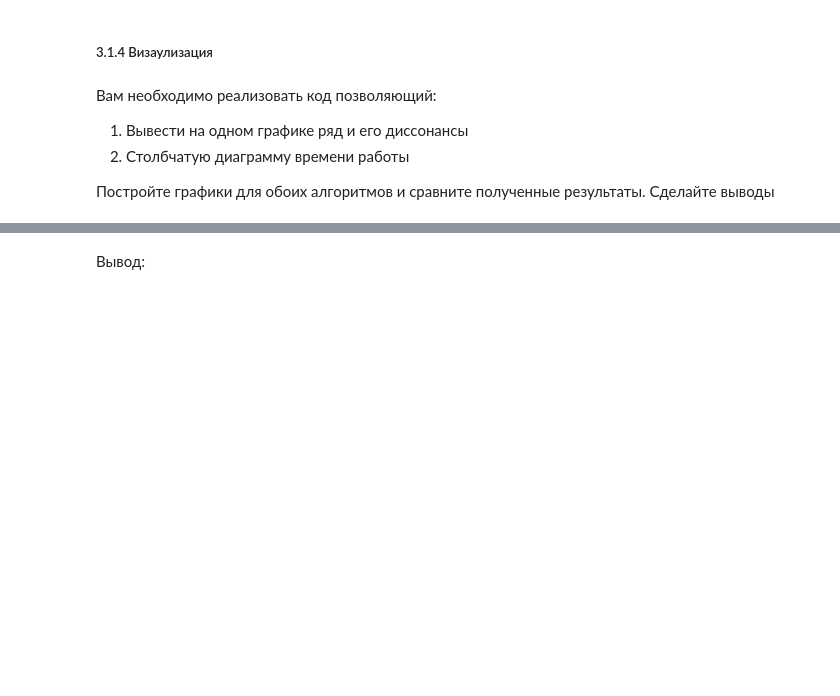
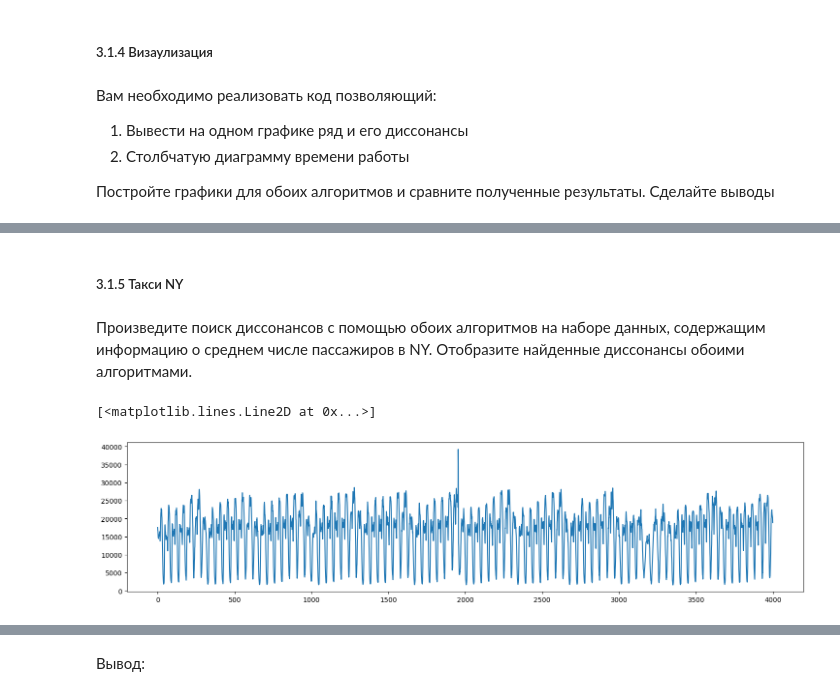
Before and after one commit to Isakova74/2023-Isakova-TimeSeriesCourse, a Jupyter notebook: practice/03_Discords/03 Discords.ipynb, the cells around one changed output, grey strips where cells are left out. Saved outputs shown, nothing was run; the diff lists cells and outputs as text; code cells hidden in the pictures; blank space fills up the shorter version.

```diff
--- a/practice/03_Discords/03 Discords.ipynb
+++ b/practice/03_Discords/03 Discords.ipynb
@@ -100,0 +333,11 @@ times['brute_force'] = end-start
+# %% [markdown]
+##### 3.1.5 Такси NY
+# %% [markdown]
+Произведите поиск диссонансов с помощью обоих алгоритмов на наборе данных, содержащим информацию о среднем числе пассажиров в NY. Отобразите найденные диссонансы обоими алгоритмами.
+# %%
+nyc_taxi = pd.read_csv('/content/drive/MyDrive/2023-Isakova-TimeSeriesCourse/practice/03_Discords/dataset/nyc_taxi.csv',index_col=0).values[4000:8000,0].astype(np.float64)
+fig = plt.figure(figsize=(18, 4))
+plt.plot(nyc_taxi)
+# %% [output]
+[<matplotlib.lines.Line2D at 0x...>]
+[figure, added]
```
Also changed, not shown: parts of 21 cells of this notebook, 4 other files.
